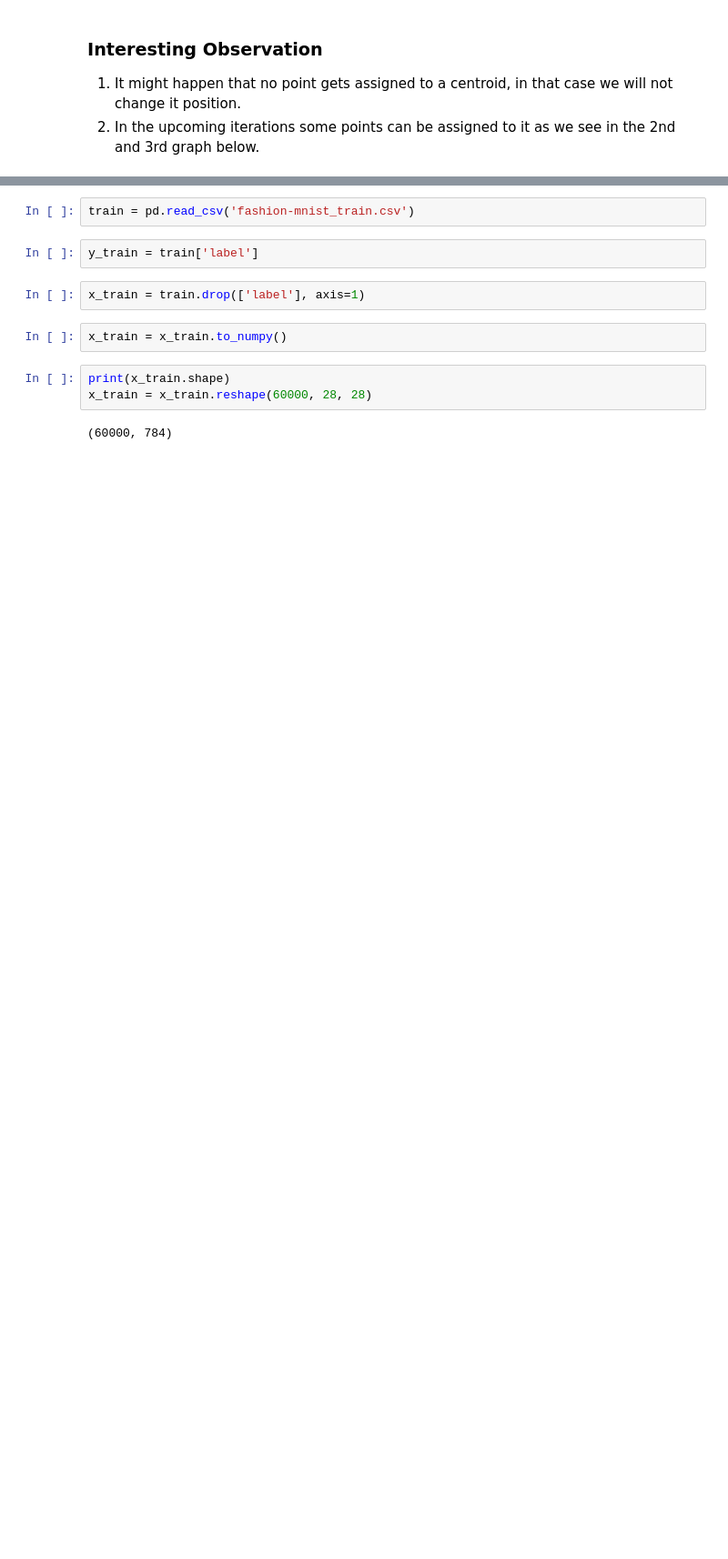
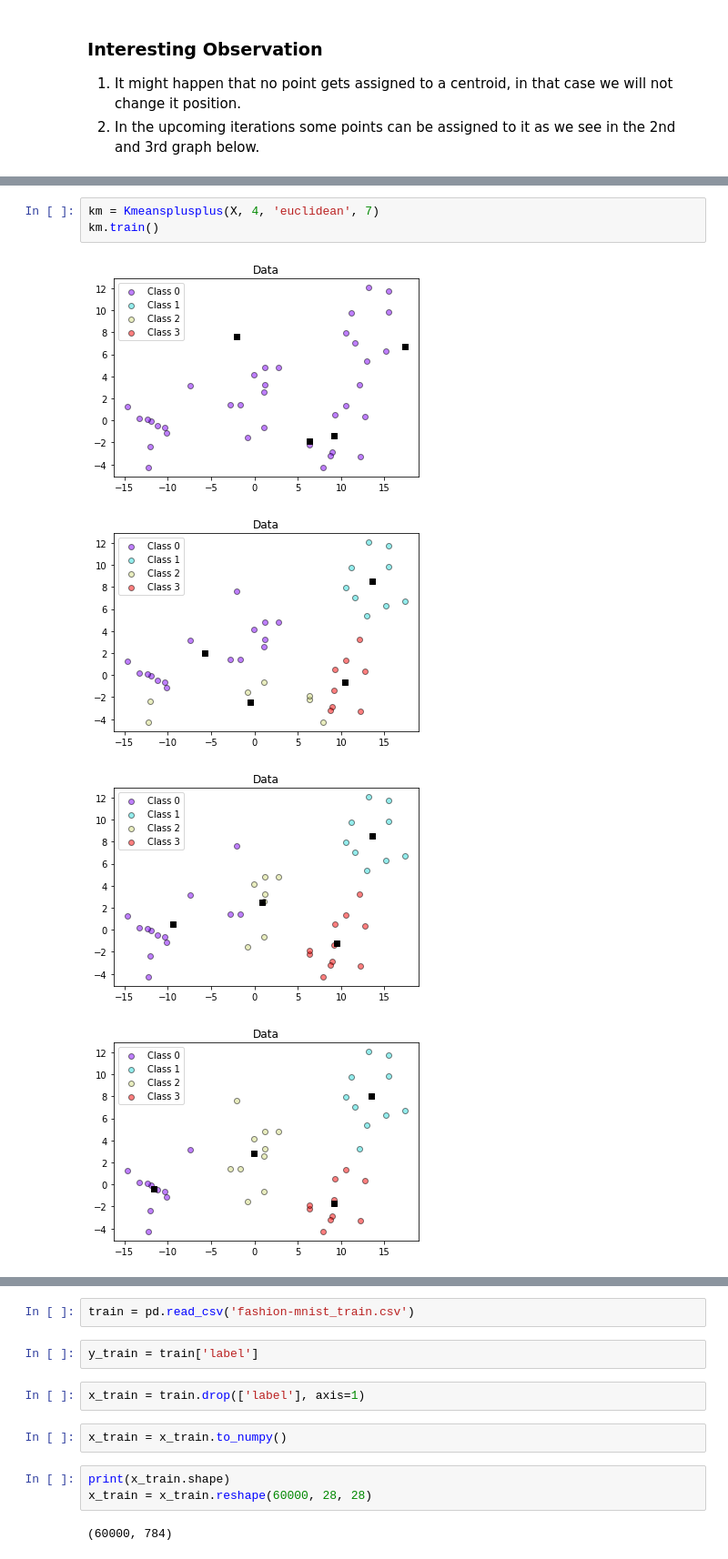
Before and after one commit to kanishk779/SMAI-2, a Jupyter notebook: question1.ipynb, the cells around one changed output, grey strips where cells are left out. Shown: that part at 91% size. Saved outputs shown, nothing was run; the diff lists cells and outputs as text; blank space fills up the shorter version.

Commit message:
Finish KMeanPlusPlus

```diff
--- a/question1.ipynb
+++ b/question1.ipynb
@@ -298,0 +346,8 @@ class Kmeansplusplus:
+# %%
+km = Kmeansplusplus(X, 4, 'euclidean', 7)
+km.train()
+# %% [output]
+[figure, added]
+[figure, added]
+[figure, added]
+[figure, added]
```
Also changed, not shown: parts of 7 cells of this notebook.
